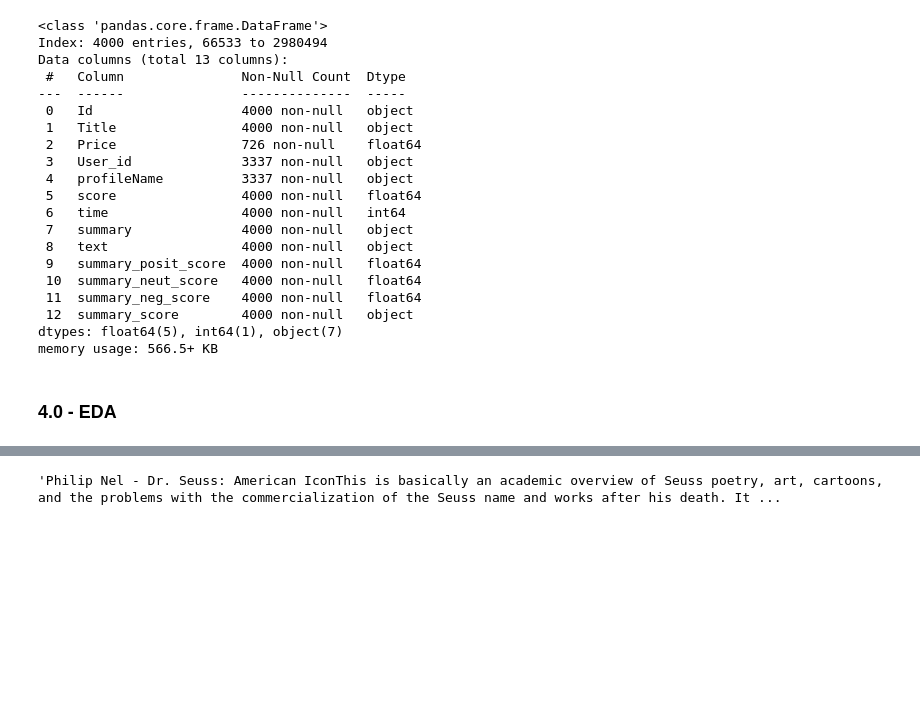
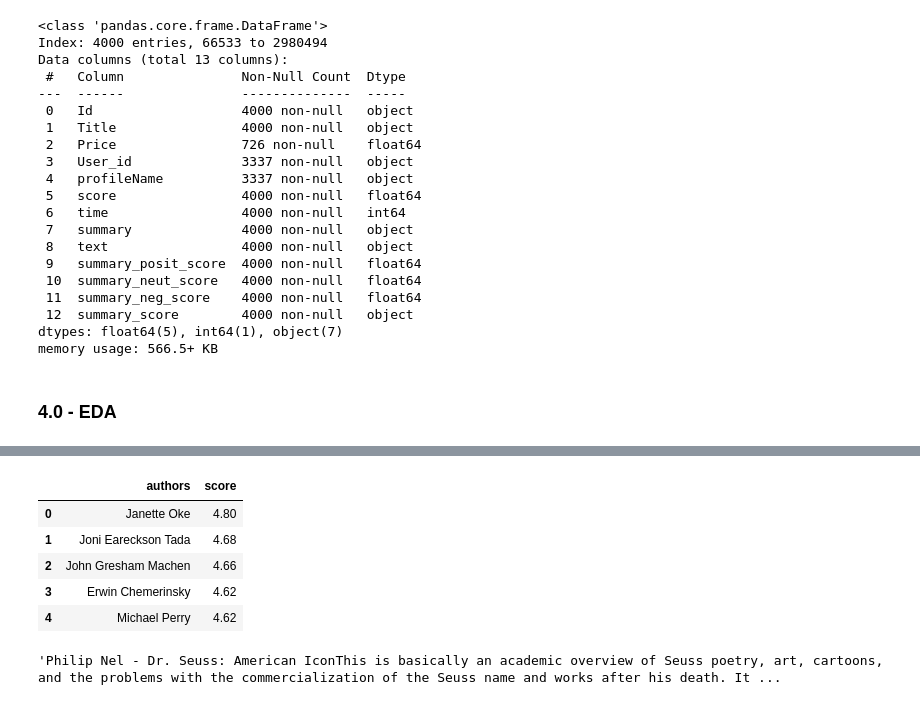
Before and after one commit to RaphaelLirio/Desafio_A3Data, a Jupyter notebook: Dev/explorations.ipynb, the cells around one changed output, grey strips where cells are left out. Cells and saved outputs as stored; diff of their text form; code cells hidden in the pictures; blank space fills up the shorter version.

```diff
--- a/Dev/explorations.ipynb
+++ b/Dev/explorations.ipynb
@@ -286,4 +422,13 @@ fig4.update_layout(
 fig4.show()
+# %%
+valores_autor_sorted[:5].reset_index()
+# %% [output]
+|  | authors | score |
+| 0 | Janette Oke | 4.80 |
+| 1 | Joni Eareckson Tada | 4.68 |
+| 2 | John Gresham Machen | 4.66 |
+| 3 | Erwin Chemerinsky | 4.62 |
+| 4 | Michael Perry | 4.62 |
 # %%
 test = br['text'][4]
 test
```
Also changed, not shown: parts of 7 cells of this notebook.
